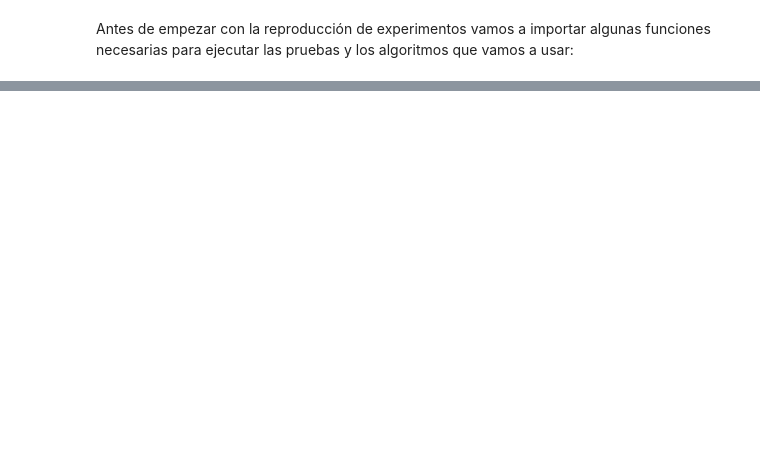
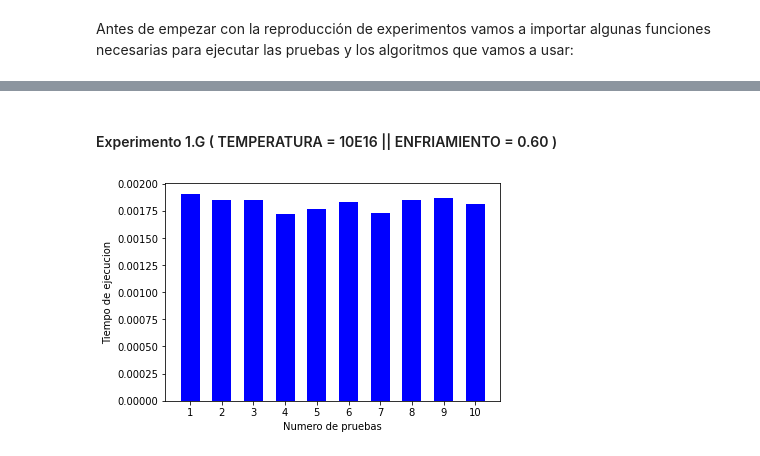
Before and after one commit to IC-3002/ic-3002-2020ii-p2-pseint, a Jupyter notebook: Cuaderno_Proyecto2.ipynb, the cells around one changed output, grey strips where cells are left out. Saved outputs shown, nothing was run; the diff lists cells and outputs as text; code cells hidden in the pictures; blank space fills up the shorter version.

```diff
--- a/Cuaderno_Proyecto2.ipynb
+++ b/Cuaderno_Proyecto2.ipynb
@@ -344,0 +276,8 @@ SyntaxError: invalid syntax (<ipython-input-23-57353fcbde50>, line 2)
+# %% [markdown]
+#### Experimento 1.G (  TEMPERATURA = 10E16   ||    ENFRIAMIENTO = 0.60  )
+# %%
+resultado = calcular_tiempos_sa(10, 'Alajuela', 10e16, 0.60)
+tiempo_sa_10e16_60 = resultado[0]
+sol_sa_10e16_60 = resultado[1]
+# %% [output]
+[figure, added]
```
Also changed, not shown: parts of 75 cells of this notebook, 1 other file.
